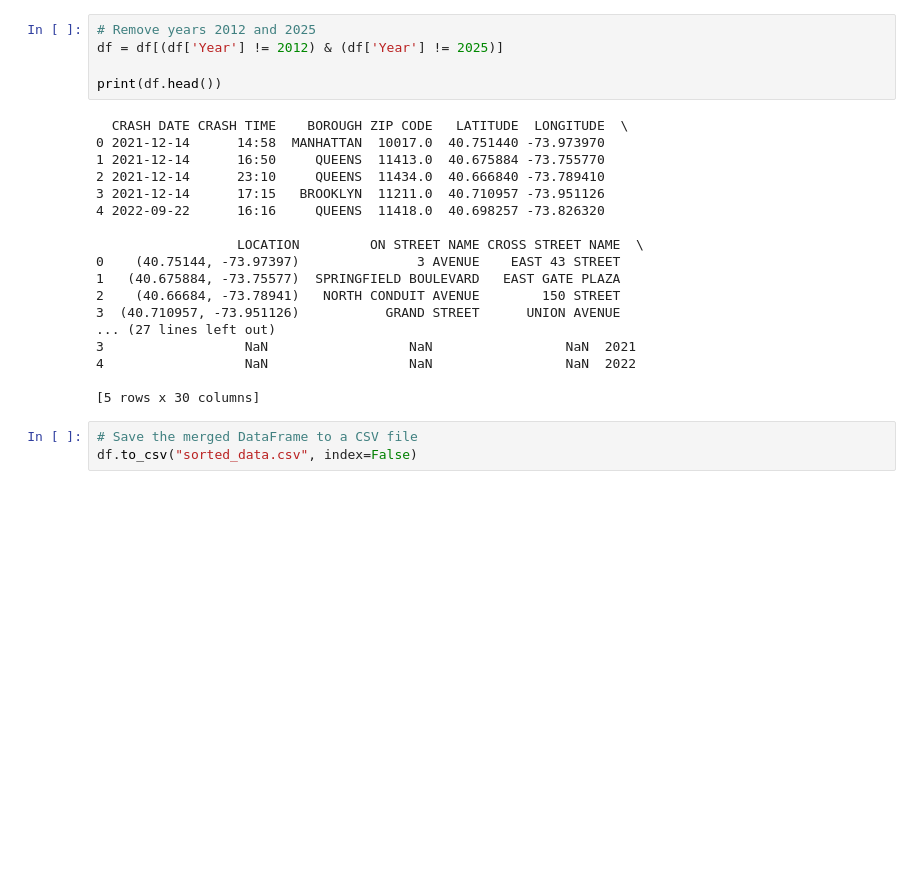
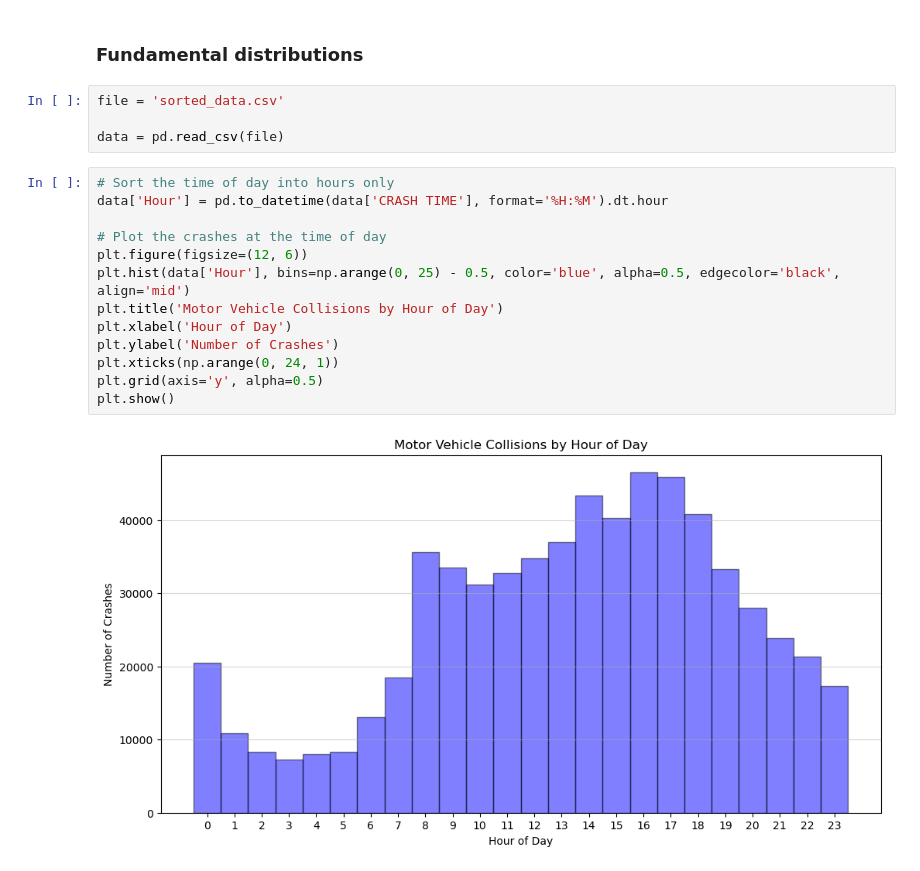
Before and after one commit to s204257/Final_project_02806, a Jupyter notebook: Data.ipynb, the cells around one changed output. Saved outputs shown, nothing was run; the diff lists cells and outputs as text; blank space fills up the shorter version.

Commit message:
Plots

```diff
--- a/Data.ipynb
+++ b/Data.ipynb
@@ -54,26 +29,21 @@ print(df.head())
-# %%
-# Remove years 2012 and 2025
-df = df[(df['Year'] != 2012) & (df['Year'] != 2025)]
-
-print(df.head())
-# %% [output]
-  CRASH DATE CRASH TIME    BOROUGH ZIP CODE   LATITUDE  LONGITUDE  \
-0 2021-12-14      14:58  MANHATTAN  10017.0  40.751440 -73.973970
-1 2021-12-14      16:50     QUEENS  11413.0  40.675884 -73.755770
-2 2021-12-14      23:10     QUEENS  11434.0  40.666840 -73.789410
-3 2021-12-14      17:15   BROOKLYN  11211.0  40.710957 -73.951126
-4 2022-09-22      16:16     QUEENS  11418.0  40.698257 -73.826320
-
-                  LOCATION         ON STREET NAME CROSS STREET NAME  \
-0    (40.75144, -73.97397)               3 AVENUE    EAST 43 STREET
-1   (40.675884, -73.75577)  SPRINGFIELD BOULEVARD   EAST GATE PLAZA
-2    (40.66684, -73.78941)   NORTH CONDUIT AVENUE        150 STREET
-3  (40.710957, -73.951126)           GRAND STREET      UNION AVENUE
-... (27 lines left out)
-3                  NaN                  NaN                 NaN  2021
-4                  NaN                  NaN                 NaN  2022
-
-[5 rows x 30 columns]
-# %%
-# Save the merged DataFrame to a CSV file
-df.to_csv("sorted_data.csv", index=False)
+# %% [markdown]
+### Fundamental distributions
+# %%
+file = 'sorted_data.csv'
+
+data = pd.read_csv(file)
+# %%
+# Sort the time of day into hours only
+data['Hour'] = pd.to_datetime(data['CRASH TIME'], format='%H:%M').dt.hour
+
+# Plot the crashes at the time of day
+plt.figure(figsize=(12, 6))
+plt.hist(data['Hour'], bins=np.arange(0, 25) - 0.5, color='blue', alpha=0.5, edgecolor='black', align='mid')
+plt.title('Motor Vehicle Collisions by Hour of Day')
+plt.xlabel('Hour of Day')
+plt.ylabel('Number of Crashes')
+plt.xticks(np.arange(0, 24, 1))
+plt.grid(axis='y', alpha=0.5)
+plt.show()
+# %% [output]
+[figure, added]
```
Also changed, not shown: parts of 5 cells of this notebook.
